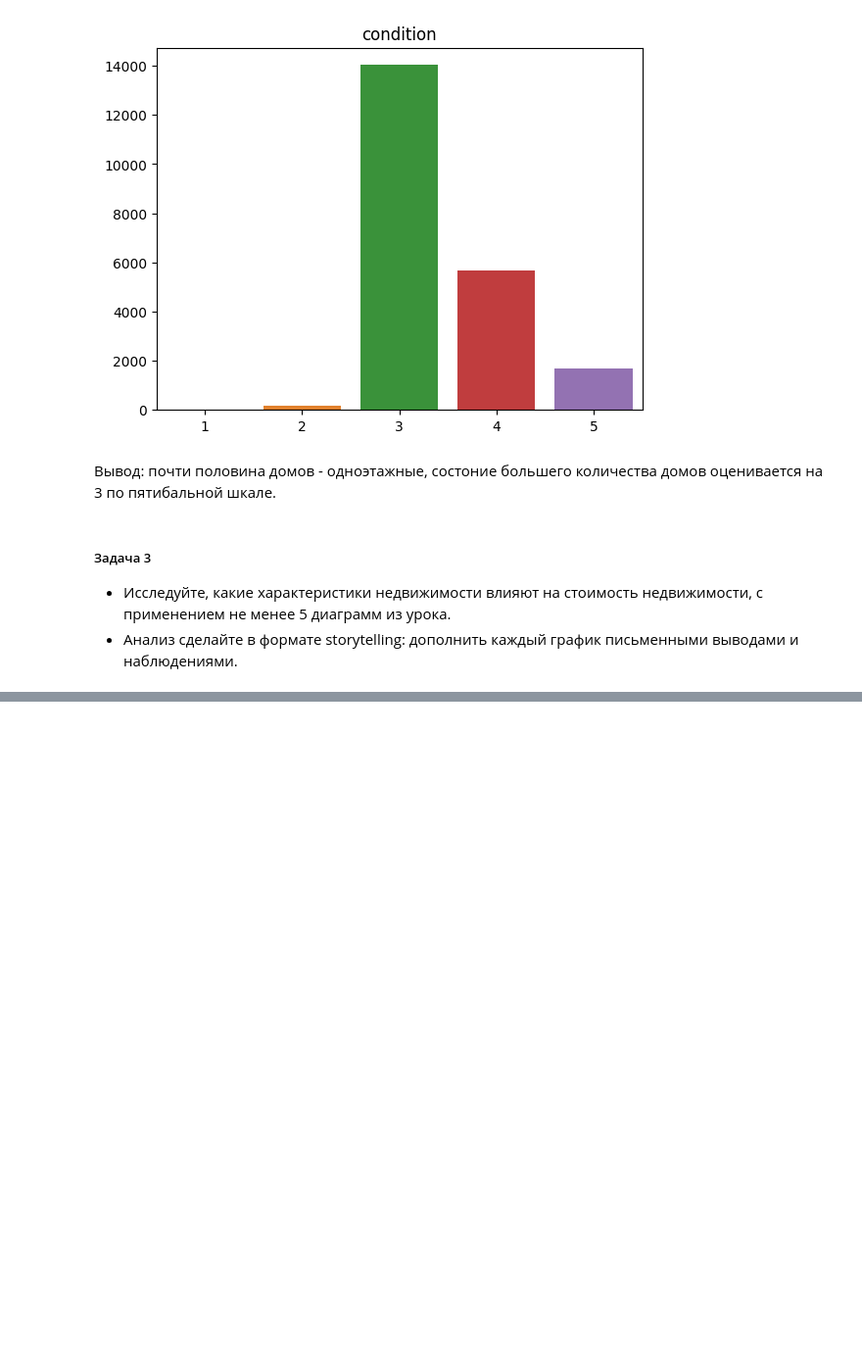
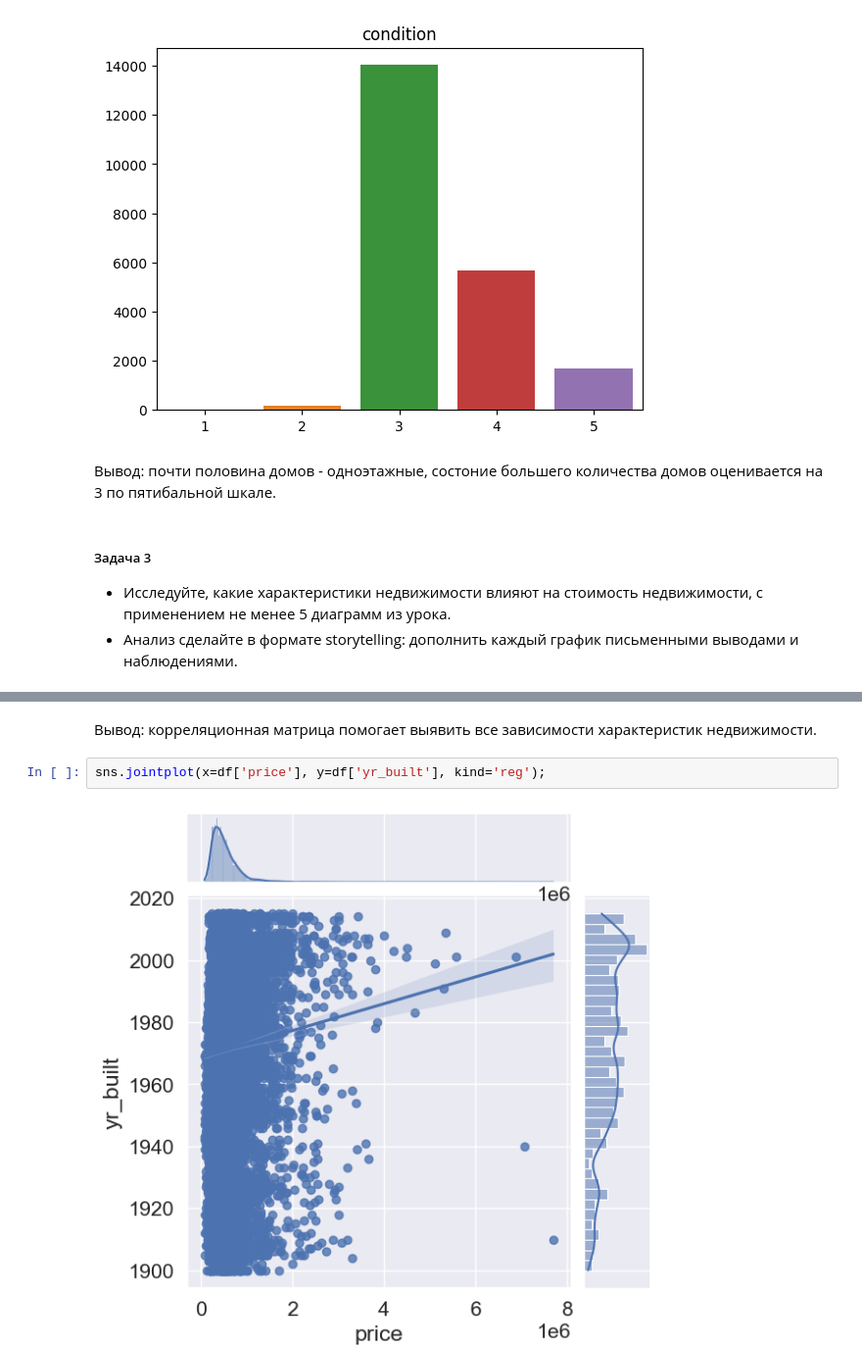
Before and after one commit to kudaevalyudmila1/Python-Analytics, a Jupyter notebook: HomeWork4_Result.ipynb, the cells around one changed output, grey strips where cells are left out. Shown: that part at 98% size. Saved outputs shown, nothing was run; the diff lists cells and outputs as text; blank space fills up the shorter version.

```diff
--- a/HomeWork4_Result.ipynb
+++ b/HomeWork4_Result.ipynb
@@ -99,0 +117,6 @@ plt.show()
+# %% [markdown]
+Вывод: корреляционная матрица помогает выявить все зависимости характеристик недвижимости.
+# %%
+sns.jointplot(x=df['price'], y=df['yr_built'], kind='reg');
+# %% [output]
+[figure, added]
```
Also changed, not shown: parts of 8 cells of this notebook.
